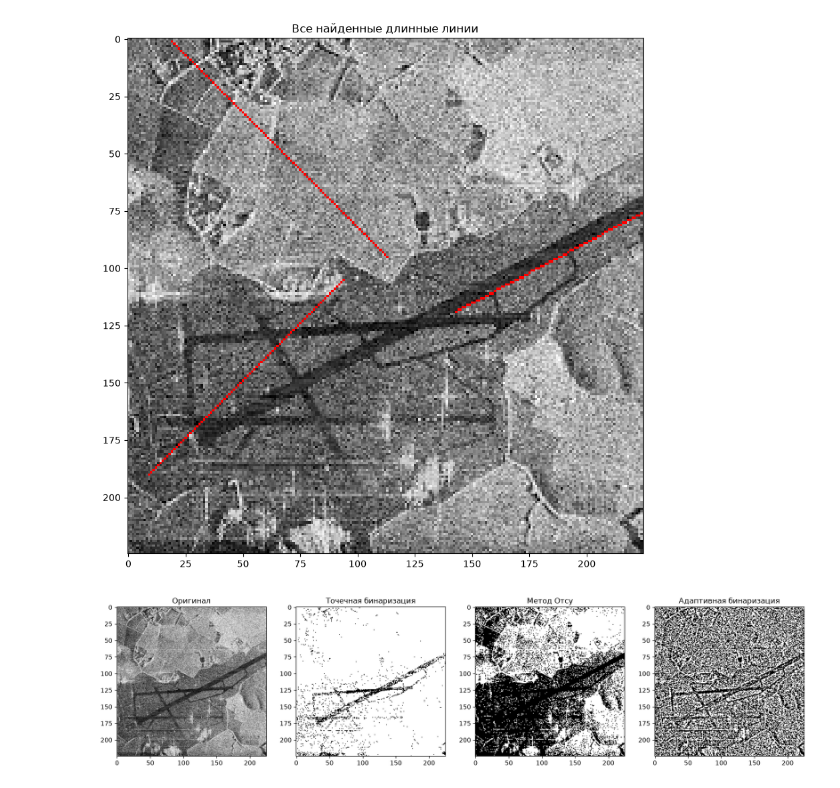
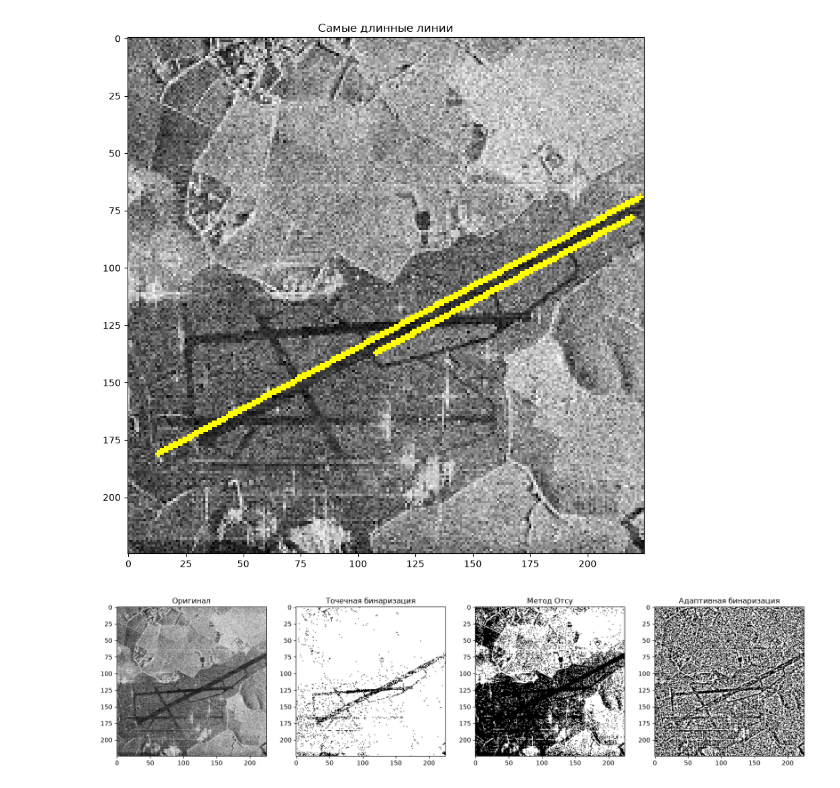
Before and after one commit to VeraYand/image-processing-hw, a Jupyter notebook: task_3.ipynb, the cells around one changed output. Saved outputs shown, nothing was run; the diff lists cells and outputs as text; code cells hidden in the pictures.

```diff
--- a/task_3.ipynb
+++ b/task_3.ipynb
@@ -14,15 +16,14 @@ image_with_lines = image.copy()
 if lines is not None:
     for line in lines:
         x1, y1, x2, y2 = line.ravel()
-        length = math.sqrt((x2 - x1)**2 + (y2 - y1)**2)
-        if length > 50:
-            cv2.line(image_with_lines, (x1, y1), (x2, y2), (0, 0, 255), 1)
-    plt.figure(figsize=(10, 10))
-    plt.imshow(cv2.cvtColor(image_with_lines, cv2.COLOR_BGR2RGB))
-    plt.title('Все найденные длинные линии')
-    plt.show()
+        cv2.line(image_with_lines, (x1, y1), (x2, y2), (0, 255, 255), 2)
-# %% [output]
-[figure, removed]
+# %%
+plt.figure(figsize=(10, 10))
+plt.imshow(cv2.cvtColor(image_with_lines, cv2.COLOR_BGR2RGB))
+plt.title('Самые длинные линии')
+plt.show()
+# %% [output]
+[figure, added]
 # %%
 #Вывелись лишнии линии, но самый длинный настоящий участок оказался вдоль дороги
 # %%
```
Also changed, not shown: parts of 4 cells of this notebook, 4 other files.
